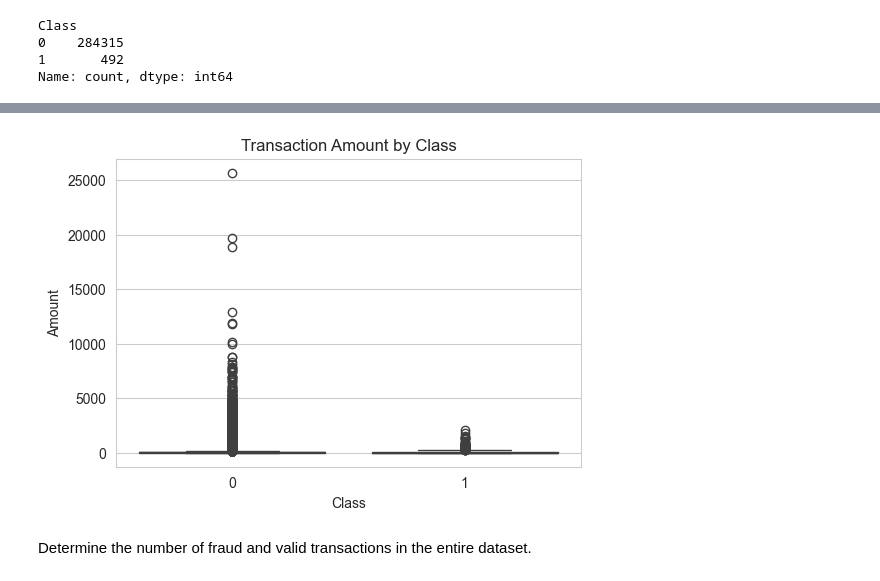
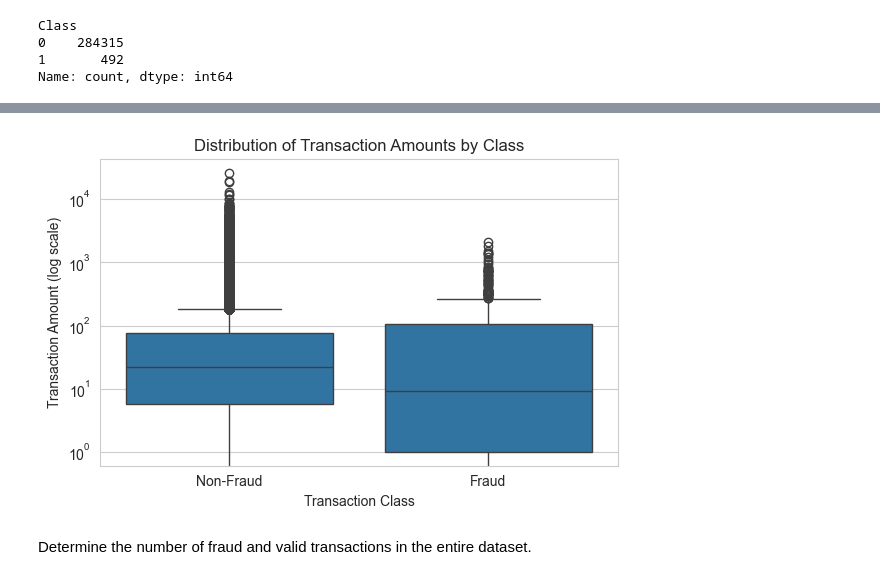
Before and after one commit to zhangjianyu1006156/6805_ML_Project, a Jupyter notebook: 6805_Project.ipynb, the cells around one changed output, grey strips where cells are left out. Drawn from its saved outputs; the diff is of its cells as text; code cells hidden in the pictures.

```diff
--- a/6805_Project.ipynb
+++ b/6805_Project.ipynb
@@ -125,12 +127,21 @@ plt.show()
 # %%
 plt.figure(figsize=(6,4))
-sns.boxplot(x='Class', y='Amount', data=data)
-plt.title("Transaction Amount by Class")
-plt.xlabel("Class")
-plt.ylabel("Amount")
+
+sns.boxplot(
+    x=data['Class'].map({0: 'Non-Fraud', 1: 'Fraud'}),
+    y='Amount',
+    data=data,
+    showfliers=True
+)
+
+plt.yscale('log')  # Log scale for better comparison
+plt.title("Distribution of Transaction Amounts by Class")
+plt.xlabel("Transaction Class")
+plt.ylabel("Transaction Amount (log scale)")
+plt.tight_layout()
 plt.show()
 # %% [output]
-[figure, old version]
+[figure, new version]
 # %% [markdown]
 Determine the number of fraud and valid transactions in the entire dataset.
 # %%
```
Also changed, not shown: parts of 2 cells of this notebook.
